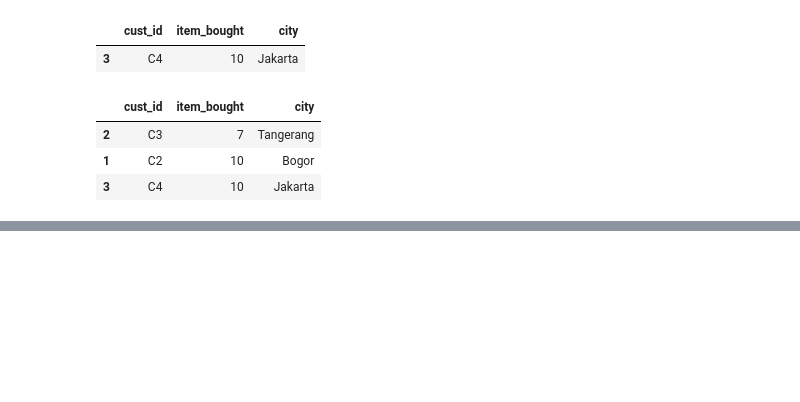
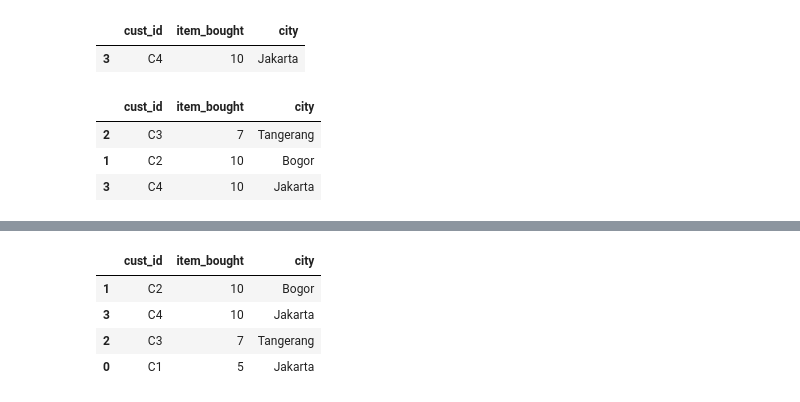
Before and after one commit to zanafiii/data-science-a-z, a Jupyter notebook: Part3_Working with Pandas & DataFrame.ipynb, the cells around one changed output, grey strips where cells are left out. Cells and saved outputs as stored; diff of their text form; code cells hidden in the pictures; blank space fills up the shorter version.

```diff
--- a/Part3_Working with Pandas & DataFrame.ipynb
+++ b/Part3_Working with Pandas & DataFrame.ipynb
@@ -306,0 +317,8 @@ df.sample(3)
+# %%
+df.sort_values(by = "item_bought", ascending = False)
+# %% [output]
+|  | cust_id | item_bought | city |
+| 1 | C2 | 10 | Bogor |
+| 3 | C4 | 10 | Jakarta |
+| 2 | C3 | 7 | Tangerang |
+| 0 | C1 | 5 | Jakarta |
```
Also changed, not shown: parts of 6 cells of this notebook.
